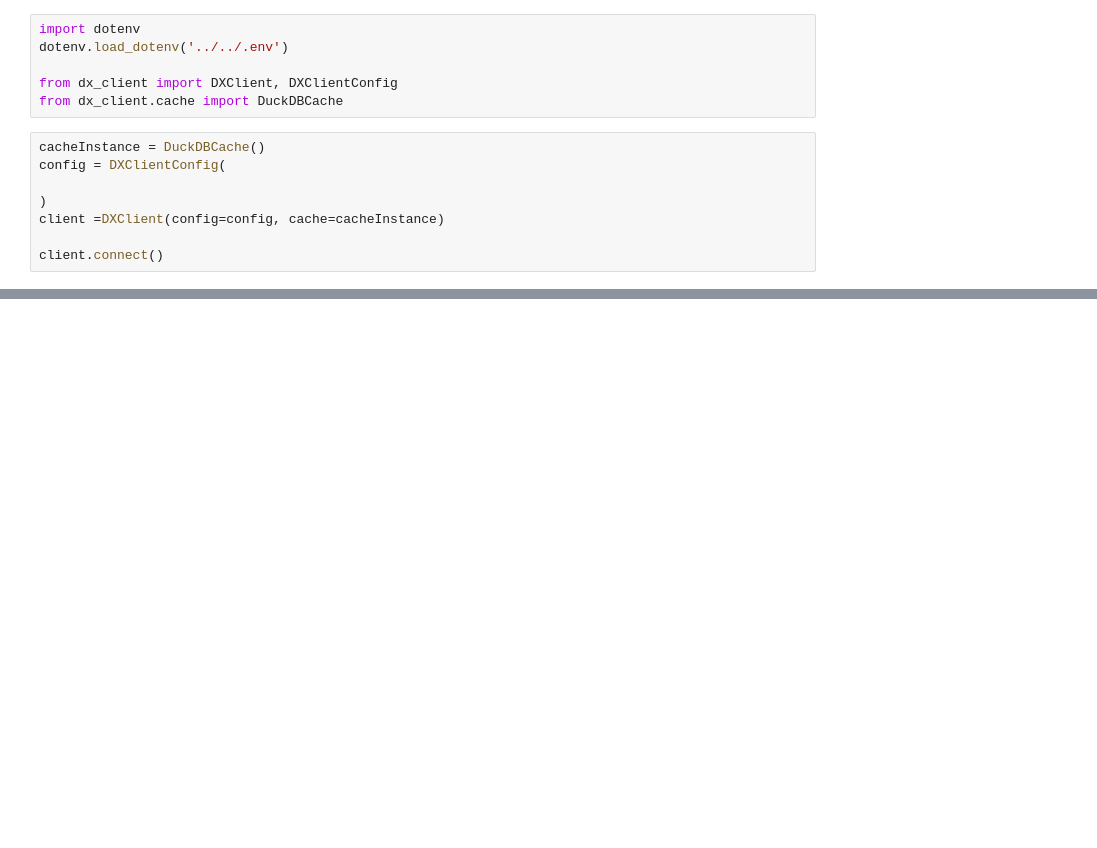
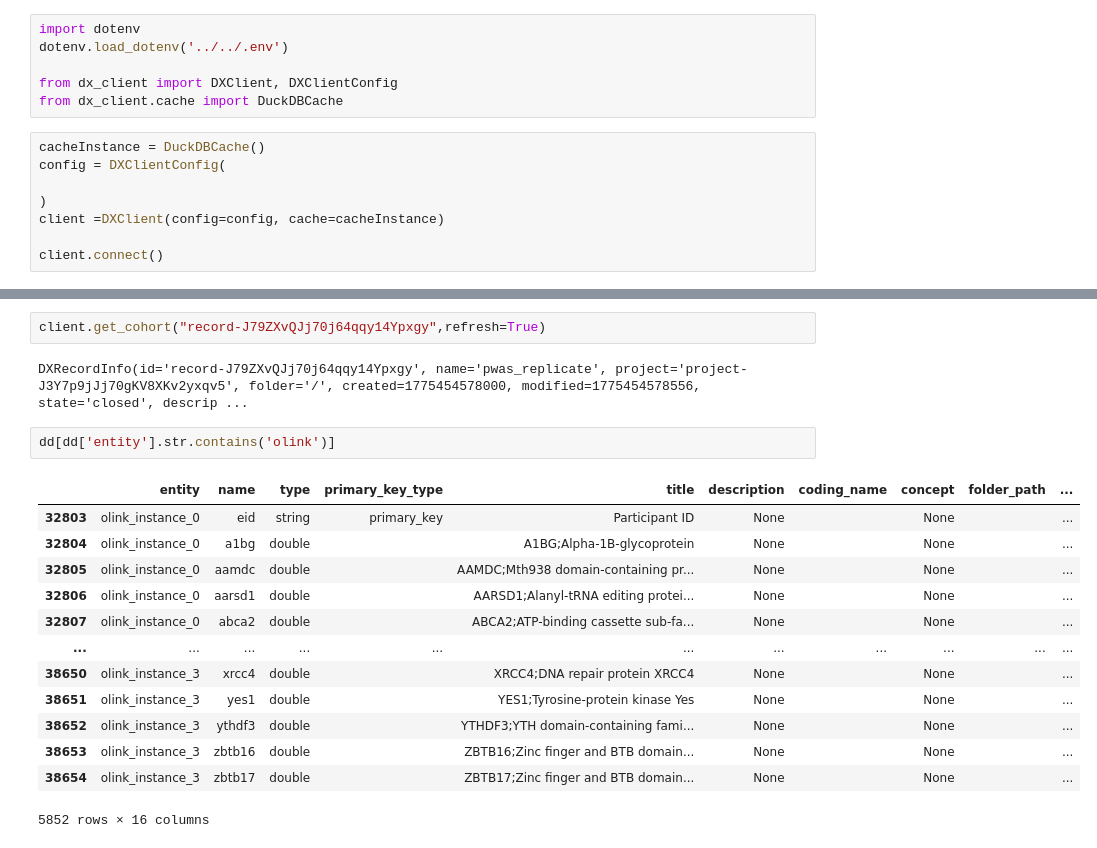
Before and after one commit to wjixiang/MedCross, a Jupyter notebook: replication/protein-phenotype/protein-phenotype-relation-analysis.ipynb, the cells around one changed output, grey strips where cells are left out. Drawn from its saved outputs; the diff is of its cells as text; blank space fills up the shorter version.

```diff
--- a/replication/protein-phenotype/protein-phenotype-relation-analysis.ipynb
+++ b/replication/protein-phenotype/protein-phenotype-relation-analysis.ipynb
@@ -30,0 +144,20 @@ client.get_data_dictionary()
+# %%
+client.get_cohort("record-J79ZXvQJj70j64qqy14Ypxgy",refresh=True)
+# %% [output]
+DXRecordInfo(id='record-J79ZXvQJj70j64qqy14Ypxgy', name='pwas_replicate', project='project-J3Y7p9jJj70gKV8XKv2yxqv5', folder='/', created=1775454578000, modified=1775454578556, state='closed', descrip ...
+# %%
+dd[dd['entity'].str.contains('olink')]
+# %% [output]
+|  | entity | name | type | primary_key_type | title | description | coding_name | concept | folder_path | ... |
+| 32803 | olink_instance_0 | eid | string | primary_key | Participant ID | None |  | None |  | ... |
+| 32804 | olink_instance_0 | a1bg | double |  | A1BG;Alpha-1B-glycoprotein | None |  | None |  | ... |
+| 32805 | olink_instance_0 | aamdc | double |  | AAMDC;Mth938 domain-containing pr... | None |  | None |  | ... |
+| 32806 | olink_instance_0 | aarsd1 | double |  | AARSD1;Alanyl-tRNA editing protei... | None |  | None |  | ... |
+| 32807 | olink_instance_0 | abca2 | double |  | ABCA2;ATP-binding cassette sub-fa... | None |  | None |  | ... |
+| ... | ... | ... | ... | ... | ... | ... | ... | ... | ... | ... |
+| 38650 | olink_instance_3 | xrcc4 | double |  | XRCC4;DNA repair protein XRCC4 | None |  | None |  | ... |
+| 38651 | olink_instance_3 | yes1 | double |  | YES1;Tyrosine-protein kinase Yes | None |  | None |  | ... |
+| 38652 | olink_instance_3 | ythdf3 | double |  | YTHDF3;YTH domain-containing fami... | None |  | None |  | ... |
+| 38653 | olink_instance_3 | zbtb16 | double |  | ZBTB16;Zinc finger and BTB domain... | None |  | None |  | ... |
+| 38654 | olink_instance_3 | zbtb17 | double |  | ZBTB17;Zinc finger and BTB domain... | None |  | None |  | ... |
+5852 rows × 16 columns
```
Also changed, not shown: parts of 13 cells of this notebook, 12 other files.
